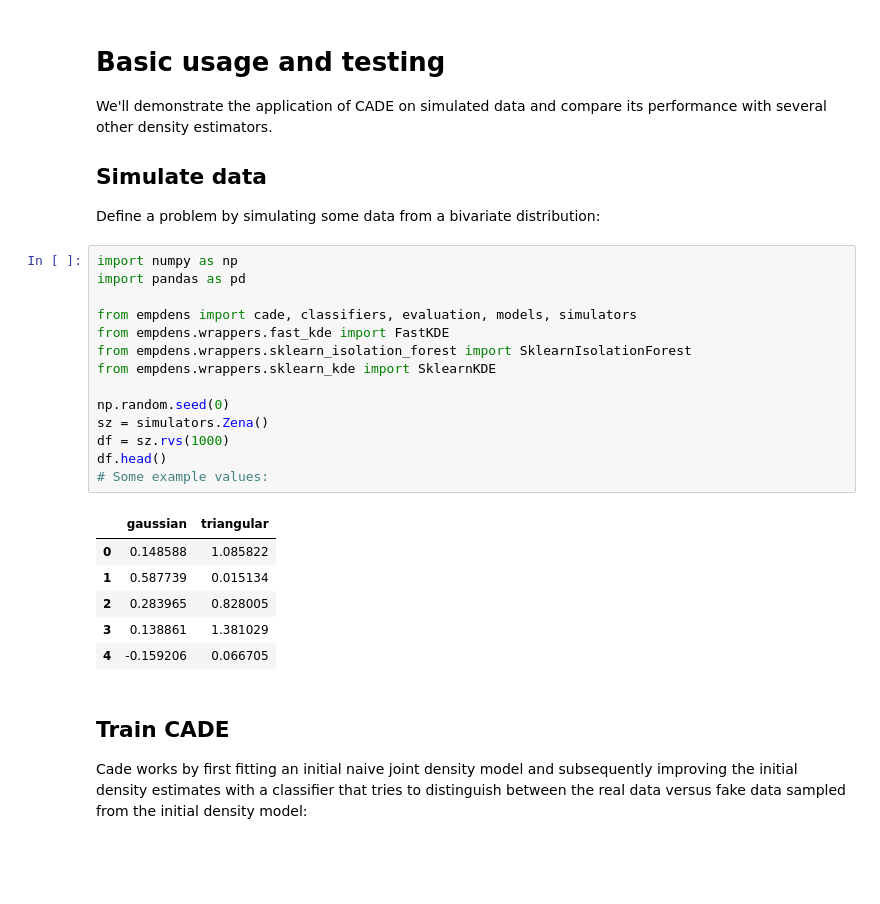
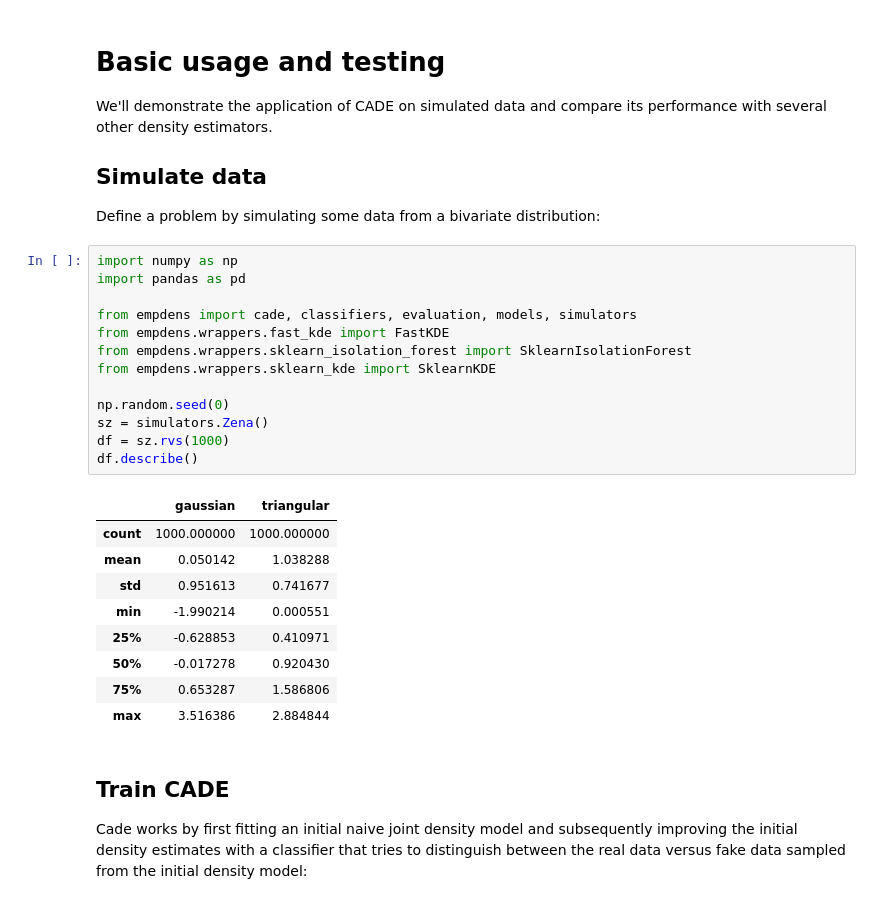
Before and after one commit to zkurtz/empdens, a Jupyter notebook: notebooks/demo.ipynb, the cells around one changed output. Drawn from its saved outputs; the diff is of its cells as text; blank space fills up the shorter version.

```diff
--- a/notebooks/demo.ipynb
+++ b/notebooks/demo.ipynb
@@ -9,24 +9,26 @@ Define a problem by simulating some data from a bivariate distribution:
 # %%
 import numpy as np
 import pandas as pd
 
 from empdens import cade, classifiers, evaluation, models, simulators
 from empdens.wrappers.fast_kde import FastKDE
 from empdens.wrappers.sklearn_isolation_forest import SklearnIsolationForest
 from empdens.wrappers.sklearn_kde import SklearnKDE
 
 np.random.seed(0)
 sz = simulators.Zena()
 df = sz.rvs(1000)
-df.head()
-# Some example values:
+df.describe()
 # %% [output]
 |  | gaussian | triangular |
-| 0 | 0.148588 | 1.085822 |
-| 1 | 0.587739 | 0.015134 |
-| 2 | 0.283965 | 0.828005 |
-| 3 | 0.138861 | 1.381029 |
-| 4 | -0.159206 | 0.066705 |
+| count | 1000.000000 | 1000.000000 |
+| mean | 0.050142 | 1.038288 |
+| std | 0.951613 | 0.741677 |
+| min | -1.990214 | 0.000551 |
+| 25% | -0.628853 | 0.410971 |
+| 50% | -0.017278 | 0.920430 |
+| 75% | 0.653287 | 1.586806 |
+| max | 3.516386 | 2.884844 |
 # %% [markdown]
 ## Train CADE
 
```
Also changed, not shown: parts of 3 cells of this notebook, 5 other files.
